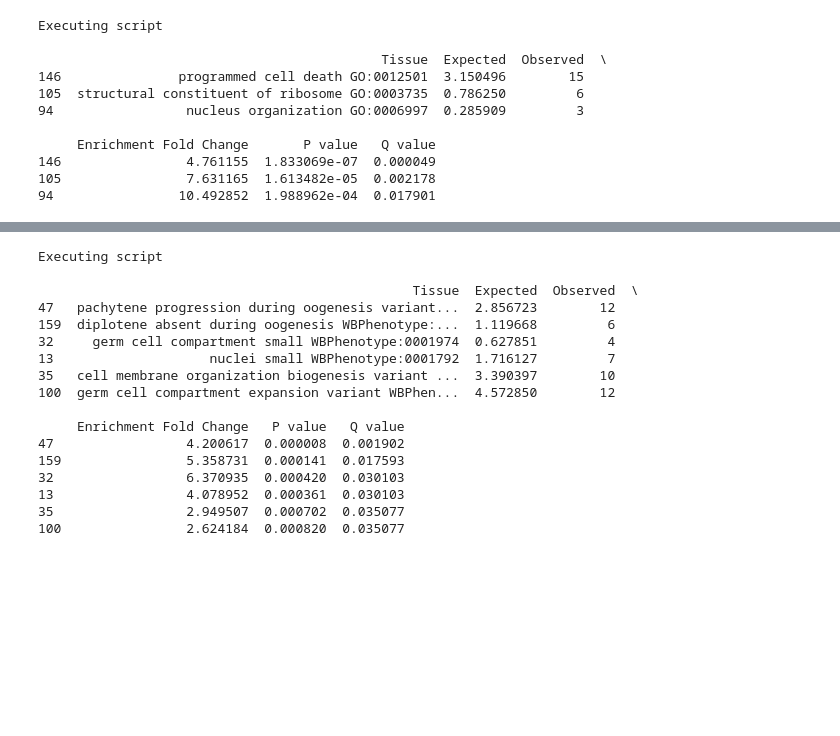
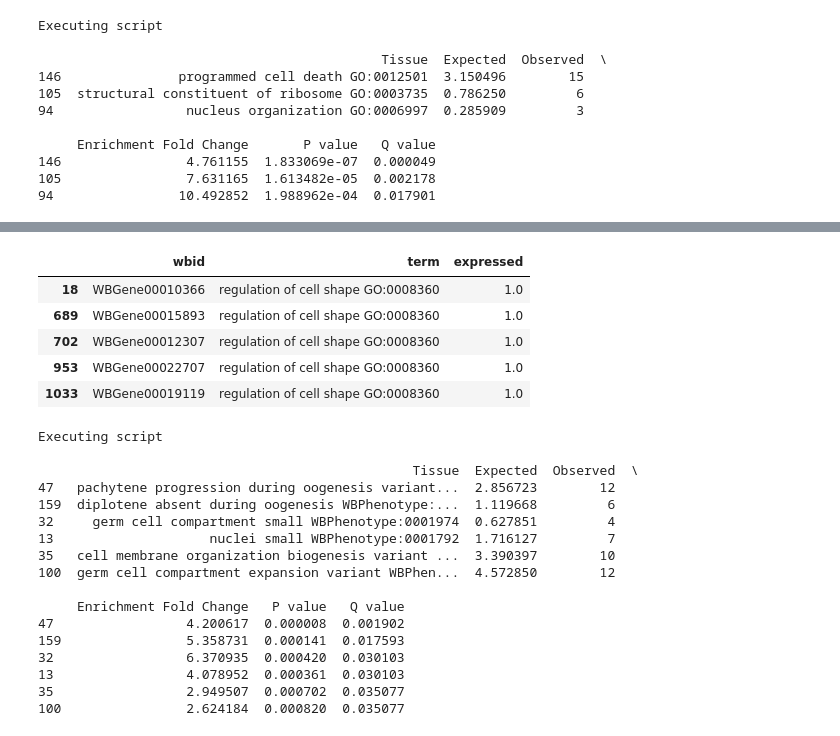
Before and after one commit to WormLabCaltech/mprsq, a Jupyter notebook: src/Understanding the decoupled transcriptomes.ipynb, the cells around one changed output, grey strips where cells are left out. Saved outputs shown, nothing was run; the diff lists cells and outputs as text; code cells hidden in the pictures; blank space fills up the shorter version.

```diff
--- a/src/Understanding the decoupled transcriptomes.ipynb
+++ b/src/Understanding the decoupled transcriptomes.ipynb
@@ -194,0 +205,4 @@ Executing script
+# %%
+melted_go = pd.melt(go_df, id_vars='wbid', value_name='expressed', var_name='term')
+melted_go = melted_go[melted_go.expressed == 1]
+egl_regulated[egl_regulated.ens_gene.isin(melted_go[(melted_go.wbid.isin(egl_regulated.ens_gene)) & (melted_go.term == 'programmed cell death GO:0012501')].wbid)].ext_gene
@@ -195,3 +226,12 @@ Executing script
+# %%
+melted_go.head()
+# %% [output]
+|  | wbid | term | expressed |
+| 18 | WBGene00010366 | regulation of cell shape GO:0008360 | 1.0 |
+| 689 | WBGene00015893 | regulation of cell shape GO:0008360 | 1.0 |
+| 702 | WBGene00012307 | regulation of cell shape GO:0008360 | 1.0 |
+| 953 | WBGene00022707 | regulation of cell shape GO:0008360 | 1.0 |
+| 1033 | WBGene00019119 | regulation of cell shape GO:0008360 | 1.0 |
 # %%
 _ = tea.enrichment_analysis(egl_regulated.ens_gene.unique(), phenotype_df)
 # %% [output]
```
Also changed, not shown: parts of 2 cells of this notebook, 35 other files.
